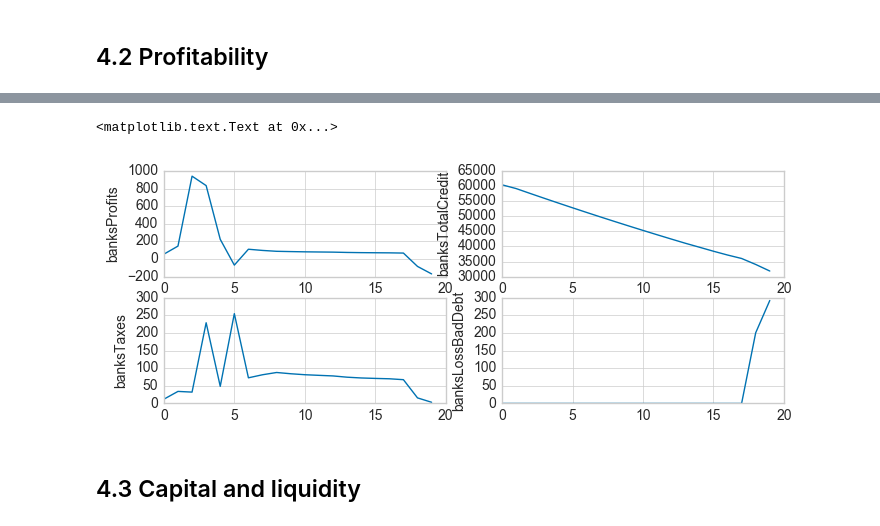
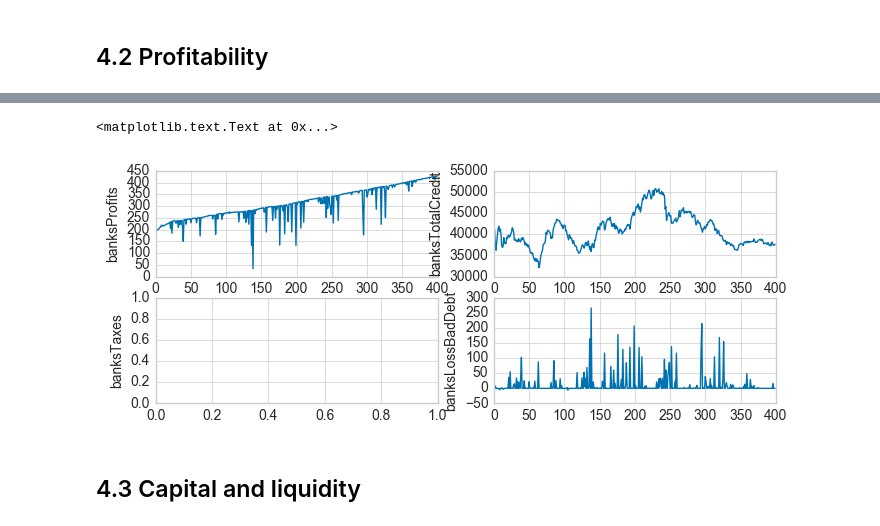
Before and after one commit to simonhess/Interbank, a Jupyter notebook: AnalyseBalanceSheets.ipynb, the cells around one changed output, grey strips where cells are left out. Cells and saved outputs as stored; diff of their text form; code cells hidden in the pictures.

```diff
--- a/AnalyseBalanceSheets.ipynb
+++ b/AnalyseBalanceSheets.ipynb
@@ -76,7 +76,7 @@ def renameBalanceSheetColumns(df):
     return(df)
 # %%
 START = 0
-PERIODEND = 36
+PERIODEND = 400
 # %% [markdown]
 # 1 Aggregate dynamics
 # %% [markdown]
@@ -363,17 +382,17 @@ banksLossBadDebt = aggregateMicroData(allRuns('banksLossBadDebt'),1)
 # %%
 fig, ((ax1, ax2), (ax3, ax4)) = plt.subplots(2, 2, figsize=(8,3))
 
 ax1.plot(banksProfits.index[START:PERIODEND], banksProfits[START:PERIODEND])
 ax1.set_ylabel('banksProfits')
 ax2.plot(banksTotalCredit.index[START:PERIODEND], banksTotalCredit[START:PERIODEND])
 ax2.set_ylabel('banksTotalCredit')
-ax3.plot(banksTaxes.index[START:PERIODEND], banksTaxes[START:PERIODEND])
+#ax3.plot(banksTaxes.index[START:PERIODEND], banksTaxes[START:PERIODEND])
 ax3.set_ylabel('banksTaxes')
 ax4.plot(banksLossBadDebt.index[START:PERIODEND], banksLossBadDebt[START:PERIODEND])
 ax4.set_ylabel('banksLossBadDebt')
 # %% [output]
 <matplotlib.text.Text at 0x...>
-[figure, old version]
+[figure, new version]
 # %% [markdown]
 ## 4.3 Capital and liquidity
 # %%
```
Also changed, not shown: parts of 24 cells of this notebook, 3 other files.
